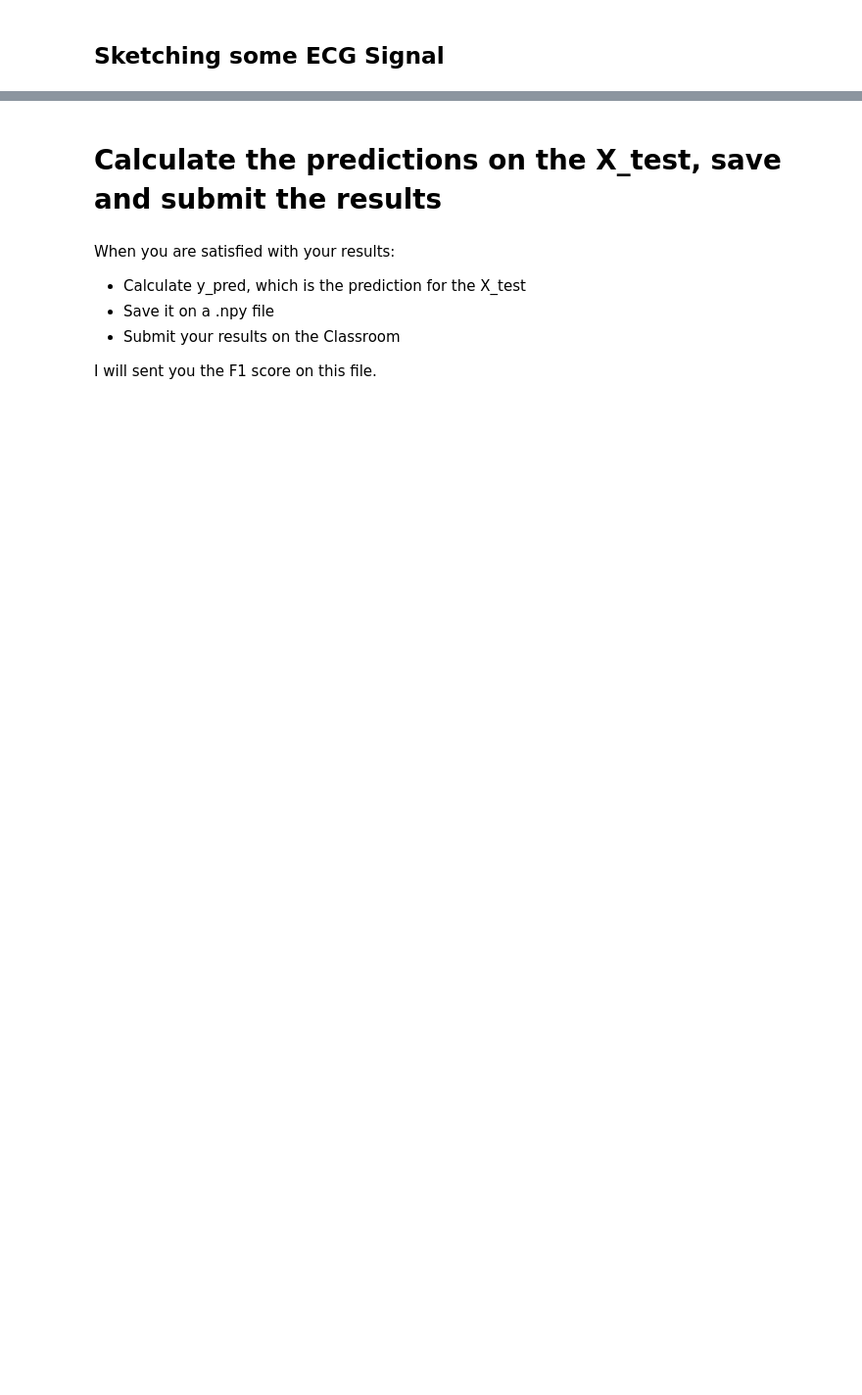
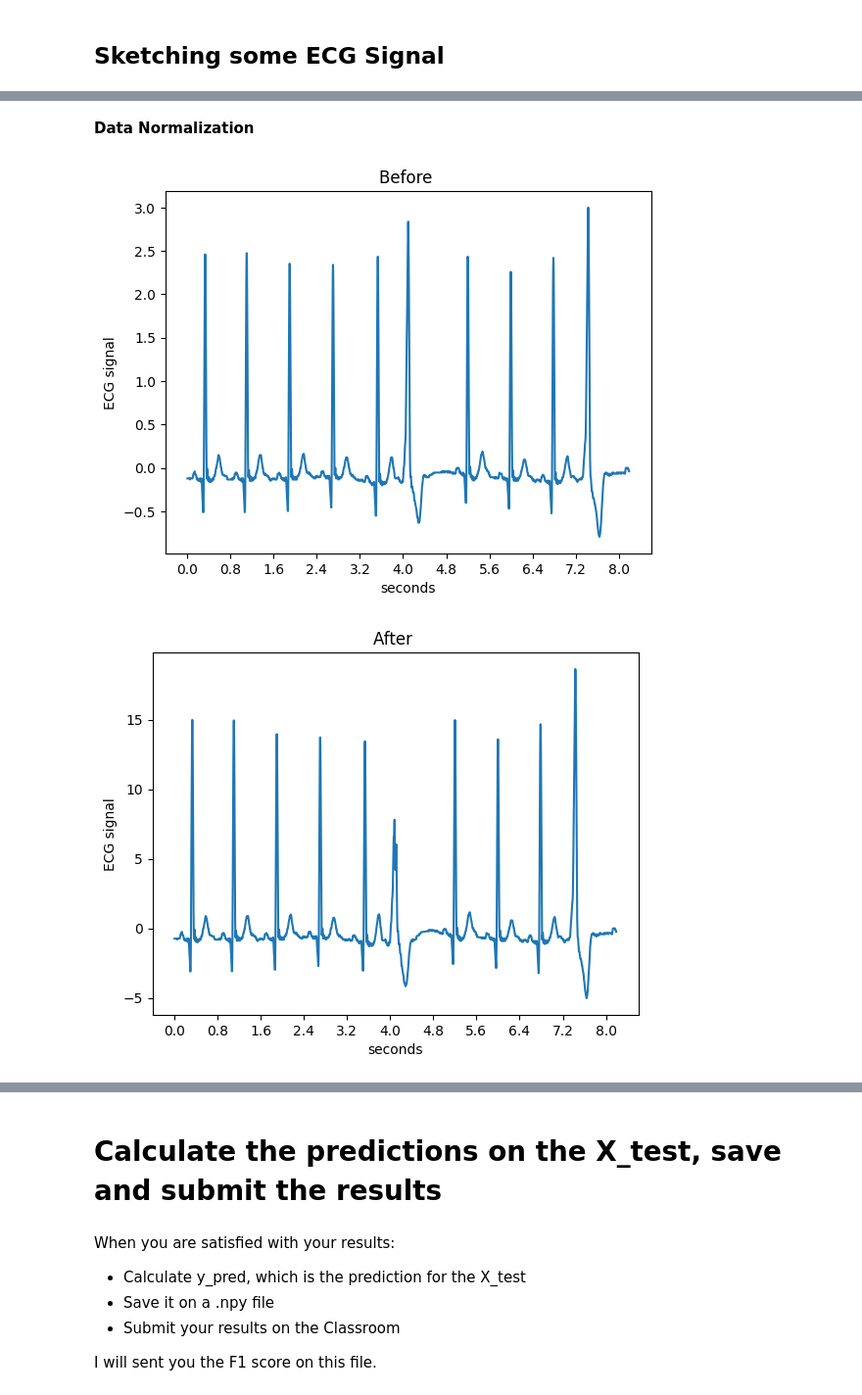
Before and after one commit to SofiaSSR/Electrocardiograma_2023, a Jupyter notebook: Santiago's_version_of_Main_reto2023_2.ipynb, the cells around one changed output, grey strips where cells are left out. Shown at 98% size. Saved outputs shown, nothing was run; the diff lists cells and outputs as text; code cells hidden in the pictures; blank space fills up the shorter version.

```diff
--- a/Santiago's_version_of_Main_reto2023_2.ipynb
+++ b/Santiago's_version_of_Main_reto2023_2.ipynb
@@ -96,0 +232,6 @@ plt.show()
+# %%
+# COMPILE
+model_cnn.compile(loss = 'categorical_crossentropy', optimizer = 'adam', metrics = ['accuracy'])
+# %%
+# FIT
+model_cnn.fit(X_train, y_train, epochs=10, batch_size=32, verbose = 1)
@@ -96,0 +271,44 @@ plt.show()
+# %% [markdown]
+**Data Normalization**
+# %%
+from sklearn.preprocessing import MinMaxScaler
+
+def normalize_data(data):
+  # Calculate mean and standard deviation across all samples
+  mean = np.mean(data, axis=0)
+  std = np.std(data, axis=0)
+
+  # Normalize the data using z-score
+  normalized_data = (data - mean) / std
+
+  return normalized_data
+
+X_train_normalized = normalize_data(X_train)
+#Healty assert
+assert X_train.shape == X_train_normalized.shape
+# %%
+
+index = 763
+
+x=np.arange(0,2048,200)
+xi = x/250 # sample rate of recording: 250Hz
+plt.xticks(x,xi)
+plt.plot(X_train[index])
+plt.title('Before '  % np.argmax(y_train[index]))
+plt.xlabel('seconds')
+plt.ylabel('ECG signal')
+
+plt.show()
+
+x=np.arange(0,2048,200)
+xi = x/250 # sample rate of recording: 250Hz
+plt.xticks(x,xi)
+plt.plot(X_train_normalized[index])
+plt.title('After '  % np.argmax(y_train[index]))
+plt.xlabel('seconds')
+plt.ylabel('ECG signal')
+
+plt.show()
+# %% [output]
+[figure, added]
+[figure, added]
```
Also changed, not shown: parts of 47 cells of this notebook, 1 other file.
